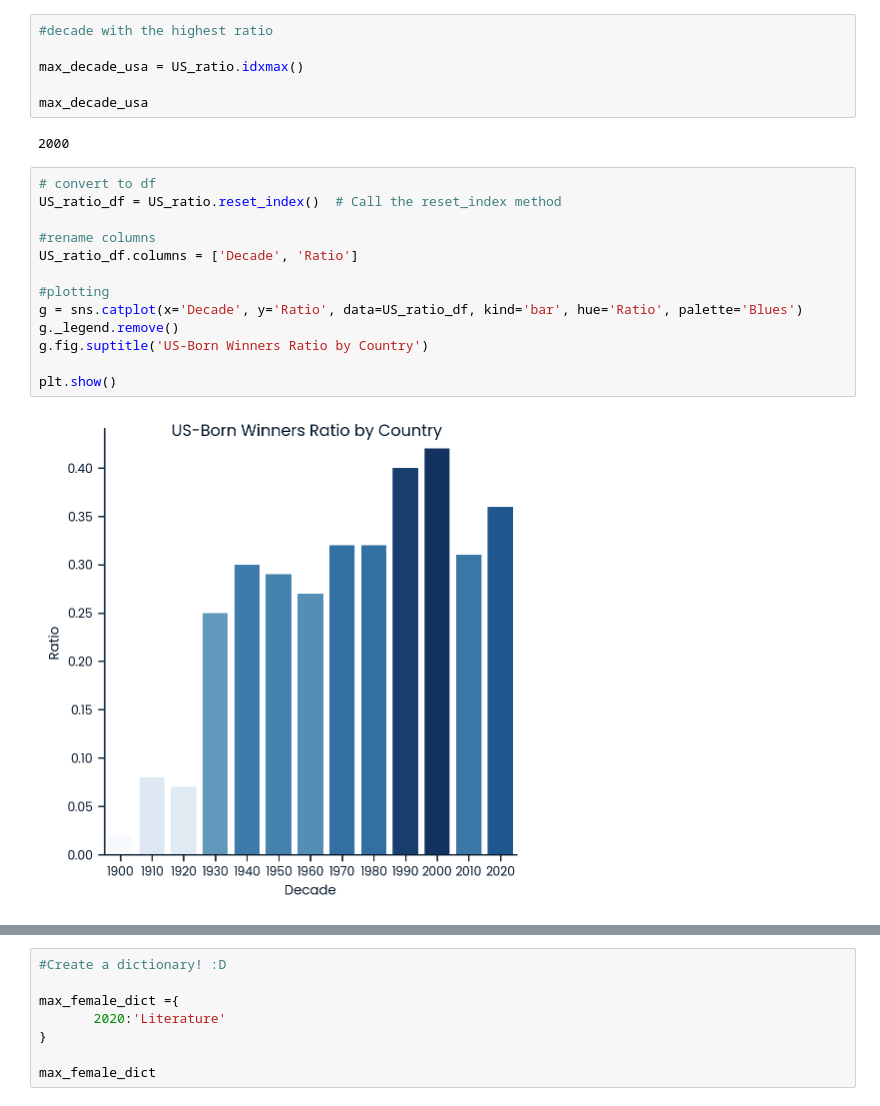
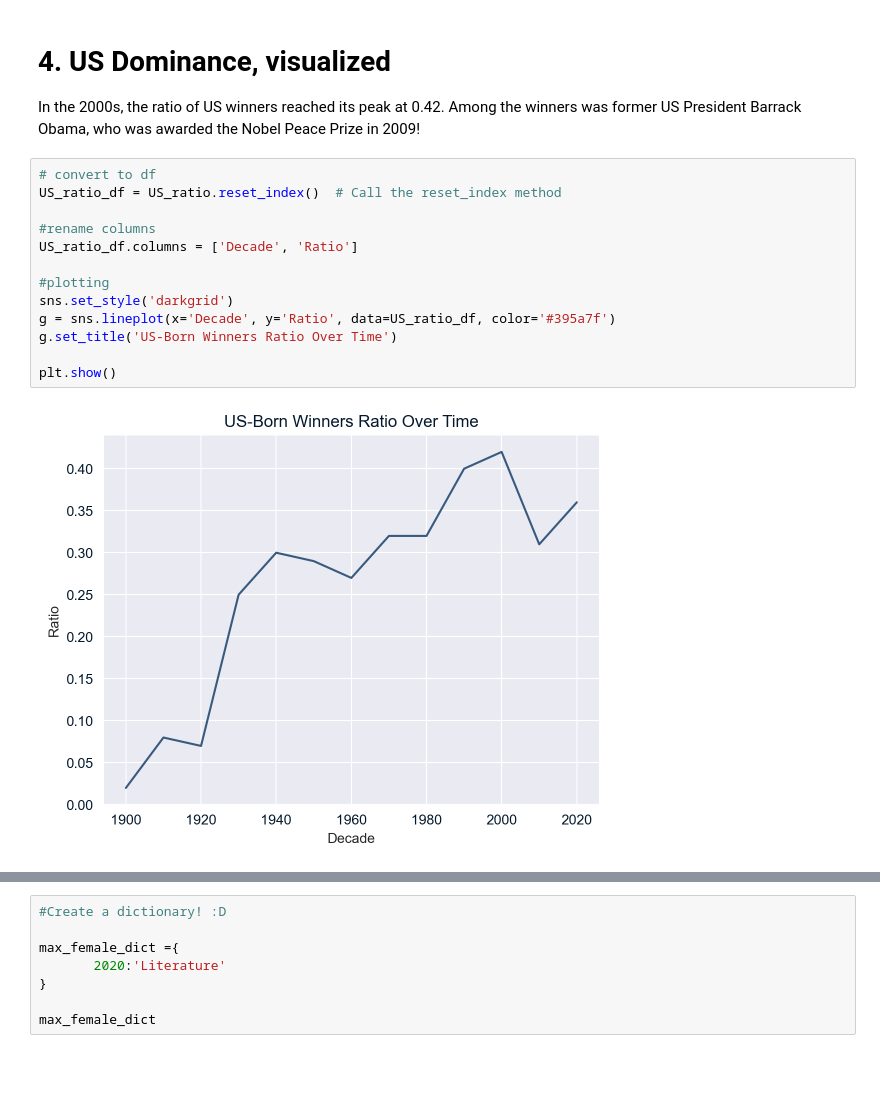
Before and after one commit to nawtktqt/Python-projects, a Jupyter notebook: Nobel Prize Winners/Nobel Prize.ipynb, the cells around one changed output, grey strips where cells are left out. Saved outputs shown, nothing was run; the diff lists cells and outputs as text; blank space fills up the shorter version.

Commit message:
Nobel Prize

```diff
--- a/Nobel Prize Winners/Nobel Prize.ipynb
+++ b/Nobel Prize Winners/Nobel Prize.ipynb
@@ -166,23 +160,19 @@ Name: prize, dtype: float64
-# %%
-#decade with the highest ratio
-
-max_decade_usa = US_ratio.idxmax()
-
-max_decade_usa
-# %% [output]
-2000
+# %% [markdown]
+# 4. US Dominance, visualized
+
+In the 2000s, the ratio of US winners reached its peak at 0.42. Among the winners was former US President Barrack Obama, who was awarded the Nobel Peace Prize in 2009!
 # %%
 # convert to df
 US_ratio_df = US_ratio.reset_index()  # Call the reset_index method
 
 #rename columns
 US_ratio_df.columns = ['Decade', 'Ratio']
 
 #plotting
-g = sns.catplot(x='Decade', y='Ratio', data=US_ratio_df, kind='bar', hue='Ratio', palette='Blues')
-g._legend.remove()
-g.fig.suptitle('US-Born Winners Ratio by Country')
+sns.set_style('darkgrid')
+g = sns.lineplot(x='Decade', y='Ratio', data=US_ratio_df, color='#395a7f')
+g.set_title('US-Born Winners Ratio Over Time')
 
 plt.show()
 # %% [output]
-[figure, old version]
+[figure, new version]
```
Also changed, not shown: parts of 27 cells of this notebook.
